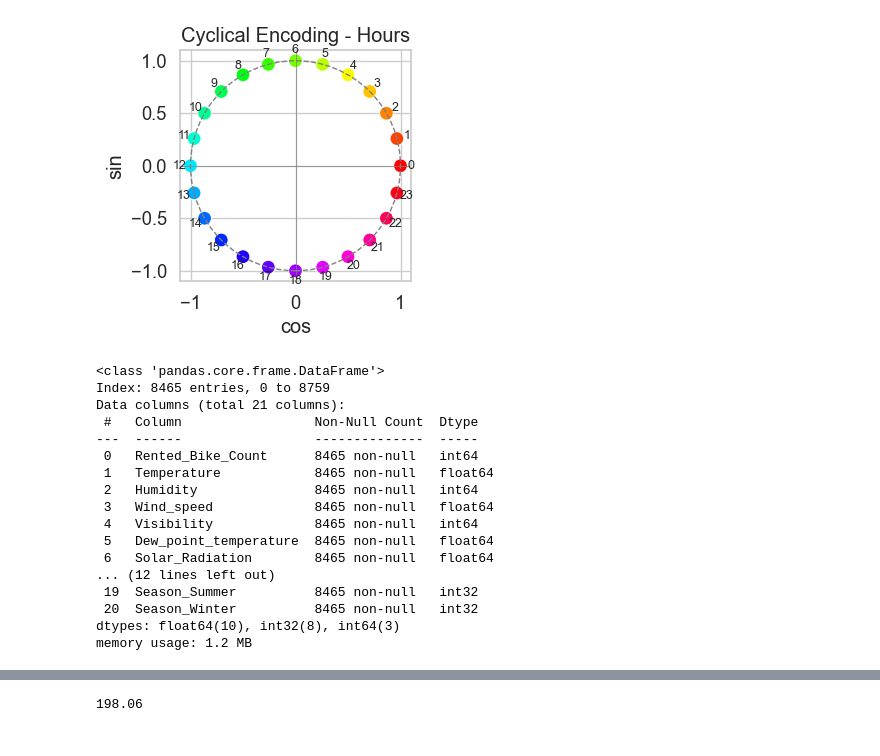
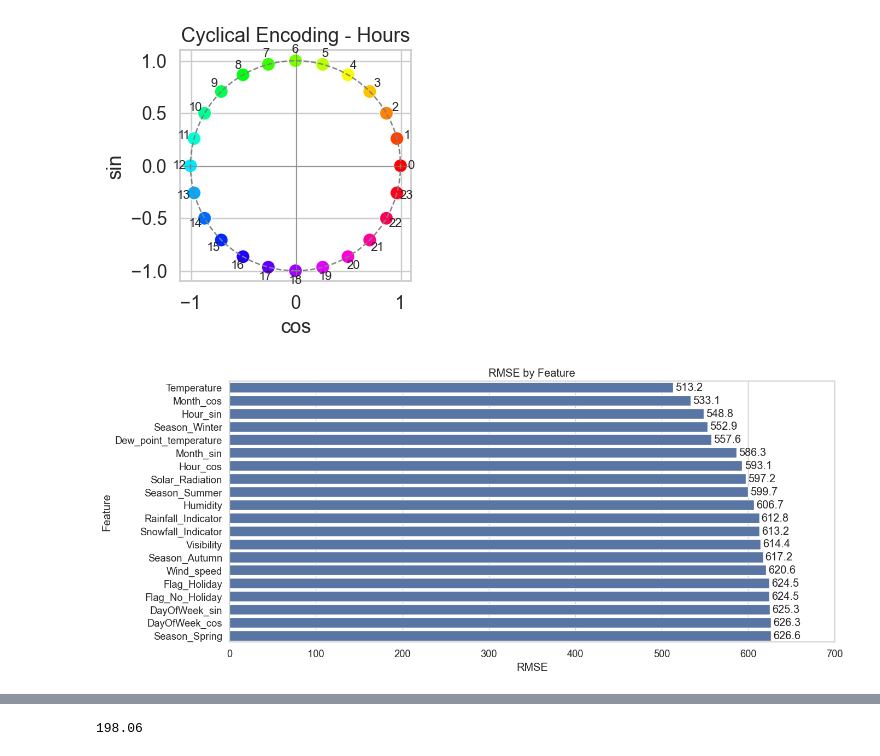
Before and after one commit to MarkThackham/MarkThackham.github.io, a Jupyter notebook: Portfolio/machine-learning/seoul-bike-hire/machine-learning-seoul-bike-hire.ipynb, the cells around one changed output, grey strips where cells are left out. Drawn from its saved outputs; the diff is of its cells as text; code cells hidden in the pictures.

```diff
--- a/Portfolio/machine-learning/seoul-bike-hire/machine-learning-seoul-bike-hire.ipynb
+++ b/Portfolio/machine-learning/seoul-bike-hire/machine-learning-seoul-bike-hire.ipynb
@@ -399,7 +399,6 @@ df_days = pd.DataFrame({
 })
 
 # Seaborn scatter plot
-sns.set(style="whitegrid", font_scale=1.2)
 plt.figure(figsize=(3,3))
 sns.scatterplot(data=df_days, x="cos", y="sin", hue="day", palette="tab10", s=120)
 
@@ -502,21 +506 @@ df5.columns = df5.columns.str.replace(" ", "_")
 #=================================================================
-# %%
-df5.info()
-# %% [output]
-<class 'pandas.core.frame.DataFrame'>
-Index: 8465 entries, 0 to 8759
-Data columns (total 21 columns):
- #   Column                 Non-Null Count  Dtype
----  ------                 --------------  -----
- 0   Rented_Bike_Count      8465 non-null   int64
- 1   Temperature            8465 non-null   float64
- 2   Humidity               8465 non-null   int64
- 3   Wind_speed             8465 non-null   float64
- 4   Visibility             8465 non-null   int64
- 5   Dew_point_temperature  8465 non-null   float64
- 6   Solar_Radiation        8465 non-null   float64
-... (12 lines left out)
- 19  Season_Summer          8465 non-null   int32
- 20  Season_Winter          8465 non-null   int32
-dtypes: float64(10), int32(8), int64(3)
-memory usage: 1.2 MB
@@ -531,23 +507,41 @@ X_train, X_test, y_train, y_test = train_test_split(X, y, test_size=0.2, random_
 # %%
+#=================================================================
+# Step 9: Modelling
+
+# Single Feature RMSE
 model = XGBRegressor(
     n_estimators=500,      # number of boosting rounds
     learning_rate=0.05,    # shrinkage (step size)
     max_depth=3,           # max depth of trees
     subsample=0.8,         # subsample ratio of training instances
     colsample_bytree=0.8,  # subsample ratio of features
     reg_lambda=1,          # L2 regularization
     reg_alpha=0,           # L1 regularization
     random_state=42,
     eval_metric="rmse"
 )
 
-
-
+# Fit model on each feature individually
 vars=X_train.columns.to_list()
 rmse_list=[]
 for i in vars:
     model.fit(X_train[i], y_train)
     y_pred = model.predict(X_test[i])
     rmse = np.sqrt(mean_squared_error(y_test, y_pred)).round(2)
     rmse_list.append((i, rmse))
 rmse_df = pd.DataFrame(rmse_list, columns=["Feature", "RMSE"]).sort_values(by="RMSE").reset_index(drop=True)
+
+# Plot RMSE by Feature
+plt.figure(figsize=(14, 6))
+ax = sns.barplot(data=rmse_df, x="RMSE", y="Feature")
+ax.bar_label(ax.containers[0], fmt="%.1f", label_type="edge", padding=3)
+plt.xlim(None, 700)
+plt.title("RMSE by Individual Feature")
+plt.xlabel("RMSE")
+plt.ylabel("Feature")
+plt.tight_layout()
+plt.savefig("seoul-bike-hire-count-feature-rmse.png", dpi=300)
+plt.show()
+#=================================================================
+# %% [output]
+[figure, added]
```
Also changed, not shown: parts of 3 cells of this notebook, 2 other files.
